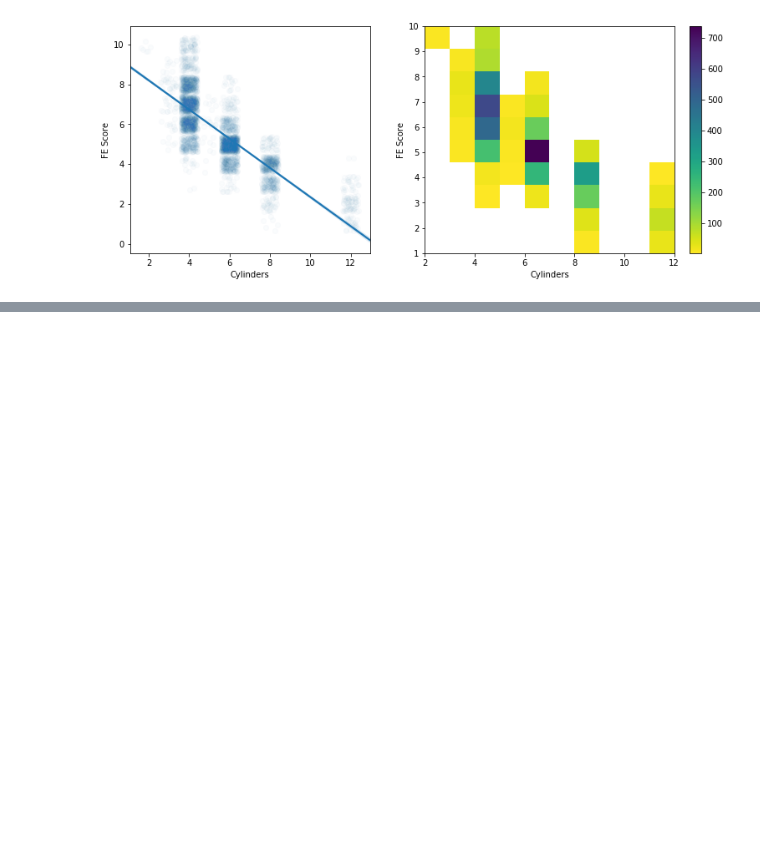
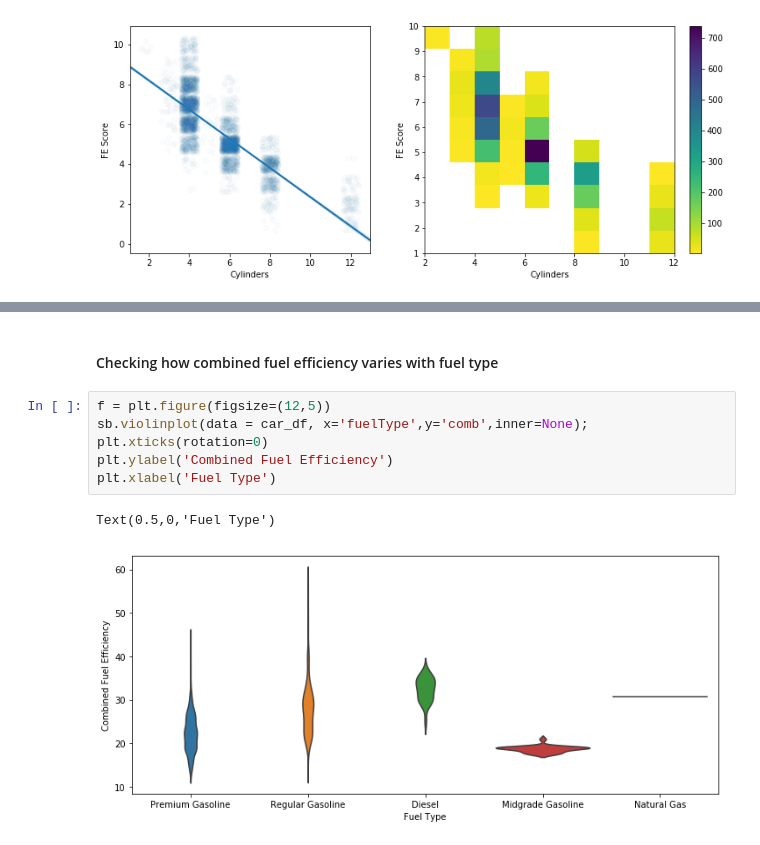
Before and after one commit to rashokanand/python_viz_matplotlib_seaborn, a Jupyter notebook: Bivariate_visualizations.ipynb, the cells around one changed output, grey strips where cells are left out. Cells and saved outputs as stored; diff of their text form; blank space fills up the shorter version.

Commit message:
feat: Violin plot example
Fuel type vs combined fuel efficiency

```diff
--- a/Bivariate_visualizations.ipynb
+++ b/Bivariate_visualizations.ipynb
@@ -140,0 +150,11 @@ plt.colorbar(p[3]);
+# %% [markdown]
+#### Checking how combined fuel efficiency varies with fuel type
+# %%
+f = plt.figure(figsize=(12,5))
+sb.violinplot(data = car_df, x='fuelType',y='comb',inner=None);
+plt.xticks(rotation=0)
+plt.ylabel('Combined Fuel Efficiency')
+plt.xlabel('Fuel Type')
+# %% [output]
+Text(0.5,0,'Fuel Type')
+[figure, added]
```
Also changed, not shown: parts of 2 cells of this notebook.
